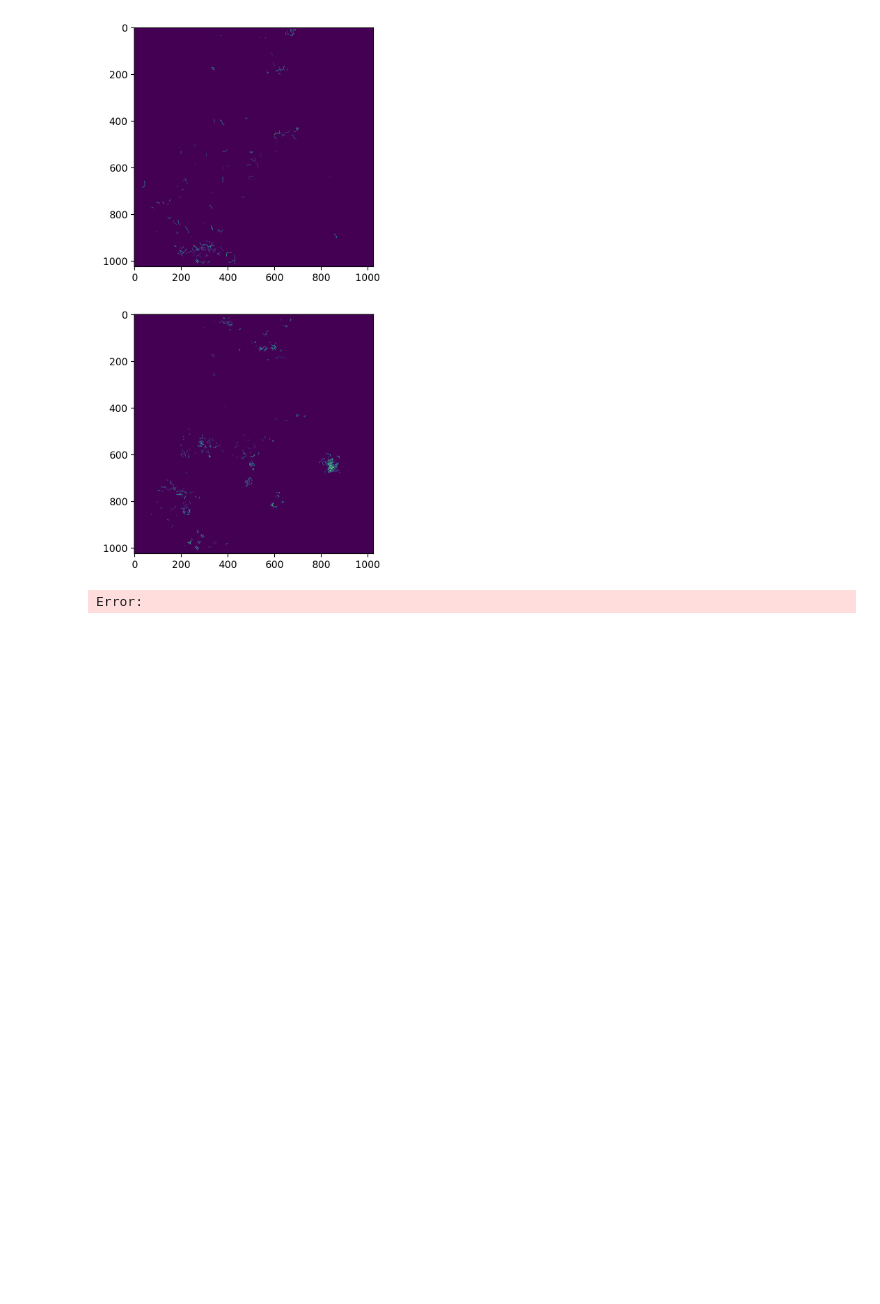
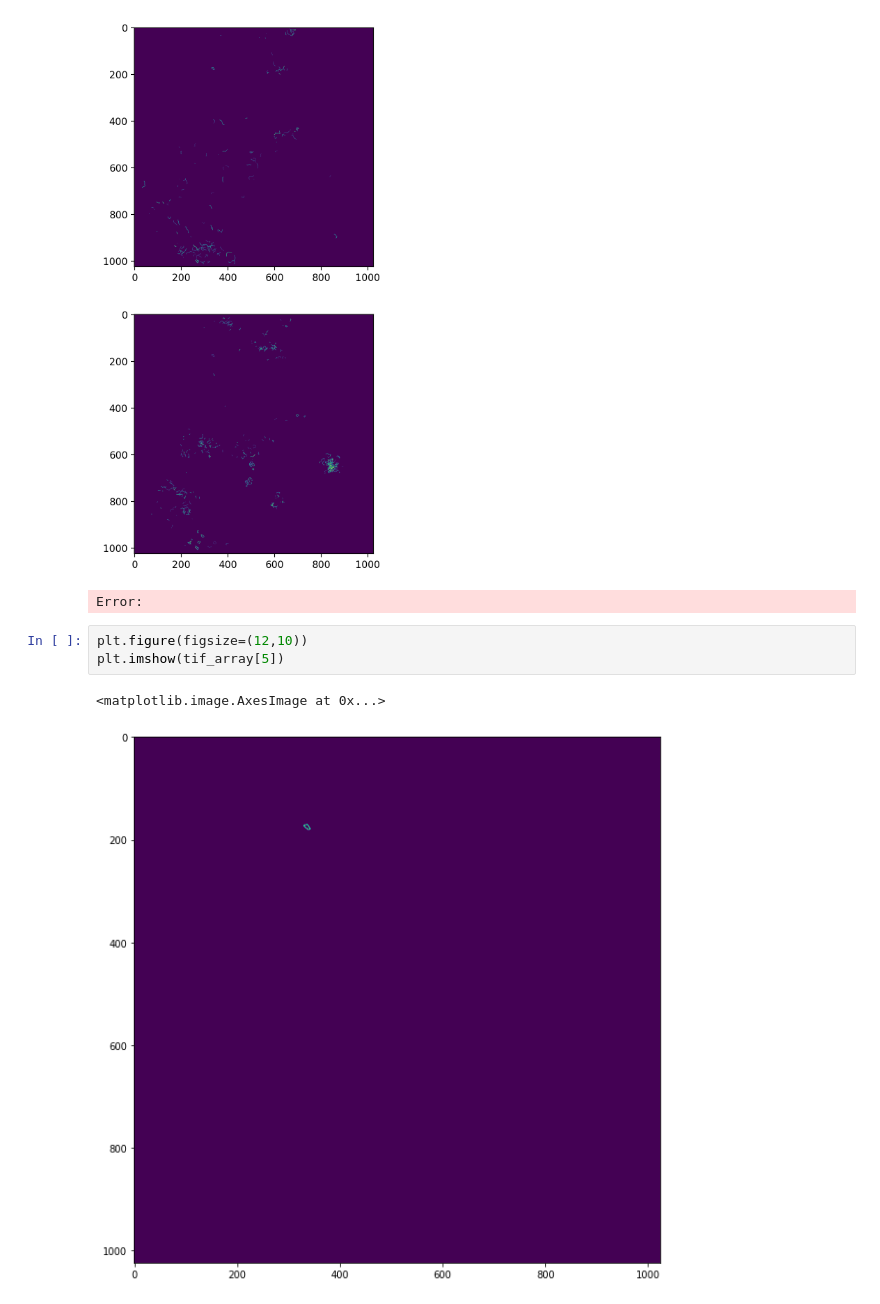
Before and after one commit to gummz/cell, a Jupyter notebook: notebooks/plot_loops.ipynb, the cells around one changed output. Saved outputs shown, nothing was run; the diff lists cells and outputs as text; blank space fills up the shorter version.

Commit message:
Minor update to plot_loops

```diff
--- a/notebooks/plot_loops.ipynb
+++ b/notebooks/plot_loops.ipynb
@@ -58,3 +55,9 @@ plt.show()
 # %% [output]
 [figure]
 Error:
+# %%
+plt.figure(figsize=(12,10))
+plt.imshow(tif_array[5])
+# %% [output]
+<matplotlib.image.AxesImage at 0x...>
+[figure, added]
```
Also changed, not shown: parts of 1 cell of this notebook.
